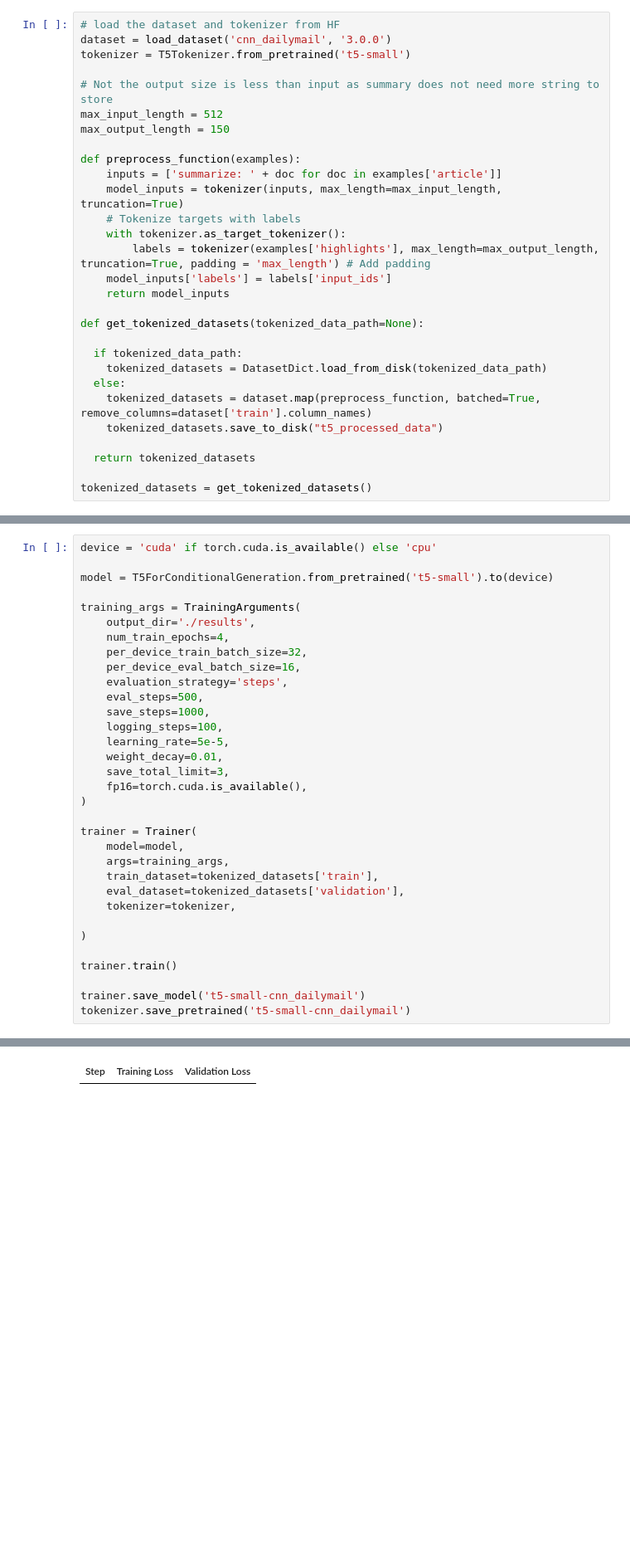
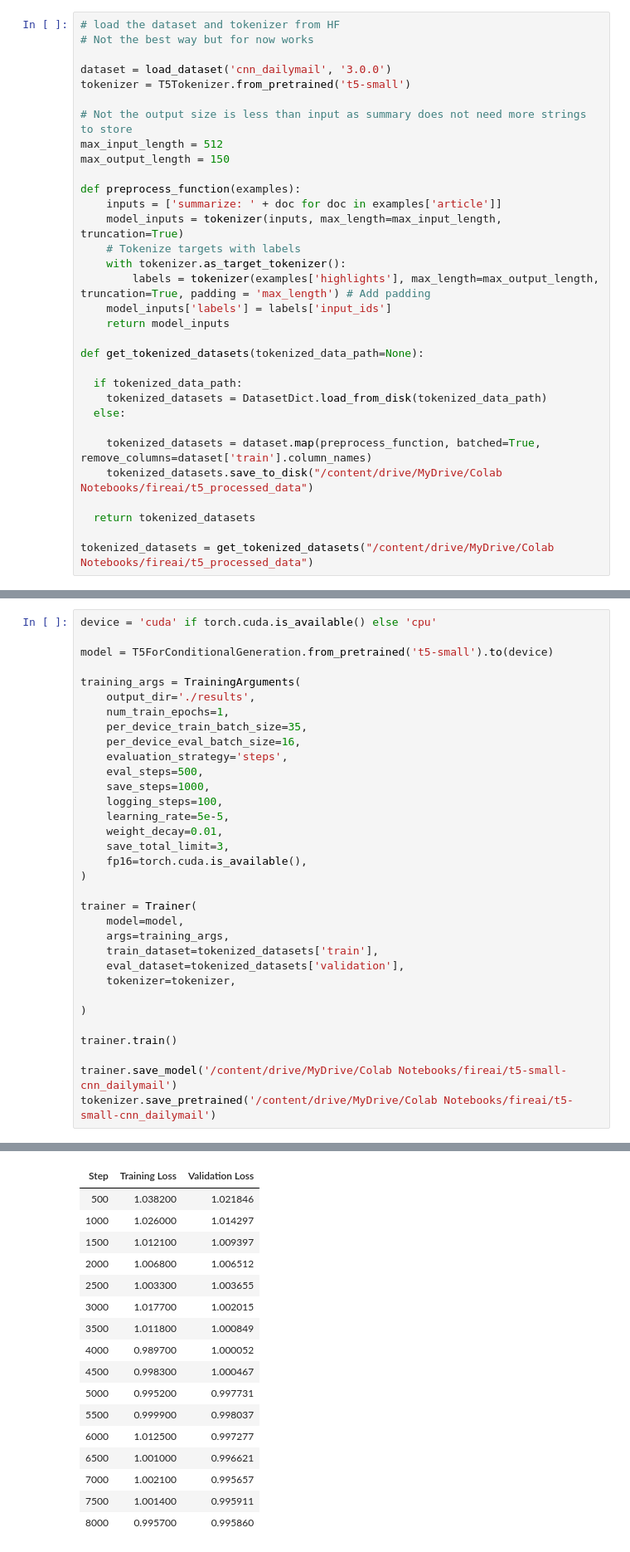
Before and after one commit to 8bitnand/Summarize.ai, a Jupyter notebook: notebooks/Fire_AI_Assessment.ipynb, the cells around one changed output, grey strips where cells are left out. Shown: that part at 83% size. Saved outputs shown, nothing was run; the diff lists cells and outputs as text; blank space fills up the shorter version.

Commit message:
Created using Colab Training complete for 1 epoch

```diff
--- a/notebooks/Fire_AI_Assessment.ipynb
+++ b/notebooks/Fire_AI_Assessment.ipynb
@@ -12,10 +15,12 @@ import torch
 import os
 # %%
 # load the dataset and tokenizer from HF
+# Not the best way but for now works
+
 dataset = load_dataset('cnn_dailymail', '3.0.0')
 tokenizer = T5Tokenizer.from_pretrained('t5-small')
 
-# Not the output size is less than input as summary does not need more string to store
+# Not the output size is less than input as summary does not need more strings to store
 max_input_length = 512
 max_output_length = 150
 
@@ -33,9 +38,10 @@ def get_tokenized_datasets(tokenized_data_path=None):
   if tokenized_data_path:
     tokenized_datasets = DatasetDict.load_from_disk(tokenized_data_path)
   else:
+
     tokenized_datasets = dataset.map(preprocess_function, batched=True, remove_columns=dataset['train'].column_names)
-    tokenized_datasets.save_to_disk("t5_processed_data")
+    tokenized_datasets.save_to_disk("/content/drive/MyDrive/Colab Notebooks/fireai/t5_processed_data")
 
   return tokenized_datasets
 
-tokenized_datasets = get_tokenized_datasets()
+tokenized_datasets = get_tokenized_datasets("/content/drive/MyDrive/Colab Notebooks/fireai/t5_processed_data")
@@ -46,8 +59,8 @@ model = T5ForConditionalGeneration.from_pretrained('t5-small').to(device)
 
 training_args = TrainingArguments(
     output_dir='./results',
-    num_train_epochs=4,
-    per_device_train_batch_size=32,
+    num_train_epochs=1,
+    per_device_train_batch_size=35,
     per_device_eval_batch_size=16,
     evaluation_strategy='steps',
     eval_steps=500,
@@ -70,6 +83,6 @@ trainer = Trainer(
 
 trainer.train()
 
-trainer.save_model('t5-small-cnn_dailymail')
-tokenizer.save_pretrained('t5-small-cnn_dailymail')
+trainer.save_model('/content/drive/MyDrive/Colab Notebooks/fireai/t5-small-cnn_dailymail')
+tokenizer.save_pretrained('/content/drive/MyDrive/Colab Notebooks/fireai/t5-small-cnn_dailymail')
 # %% [output]
@@ -77 +90,17 @@ tokenizer.save_pretrained('t5-small-cnn_dailymail')
 | Step | Training Loss | Validation Loss |
+| 500 | 1.038200 | 1.021846 |
+| 1000 | 1.026000 | 1.014297 |
+| 1500 | 1.012100 | 1.009397 |
+| 2000 | 1.006800 | 1.006512 |
+| 2500 | 1.003300 | 1.003655 |
+| 3000 | 1.017700 | 1.002015 |
+| 3500 | 1.011800 | 1.000849 |
+| 4000 | 0.989700 | 1.000052 |
+| 4500 | 0.998300 | 1.000467 |
+| 5000 | 0.995200 | 0.997731 |
+| 5500 | 0.999900 | 0.998037 |
+| 6000 | 1.012500 | 0.997277 |
+| 6500 | 1.001000 | 0.996621 |
+| 7000 | 1.002100 | 0.995657 |
+| 7500 | 1.001400 | 0.995911 |
+| 8000 | 0.995700 | 0.995860 |
```
Also changed, not shown: parts of 11 cells of this notebook.
